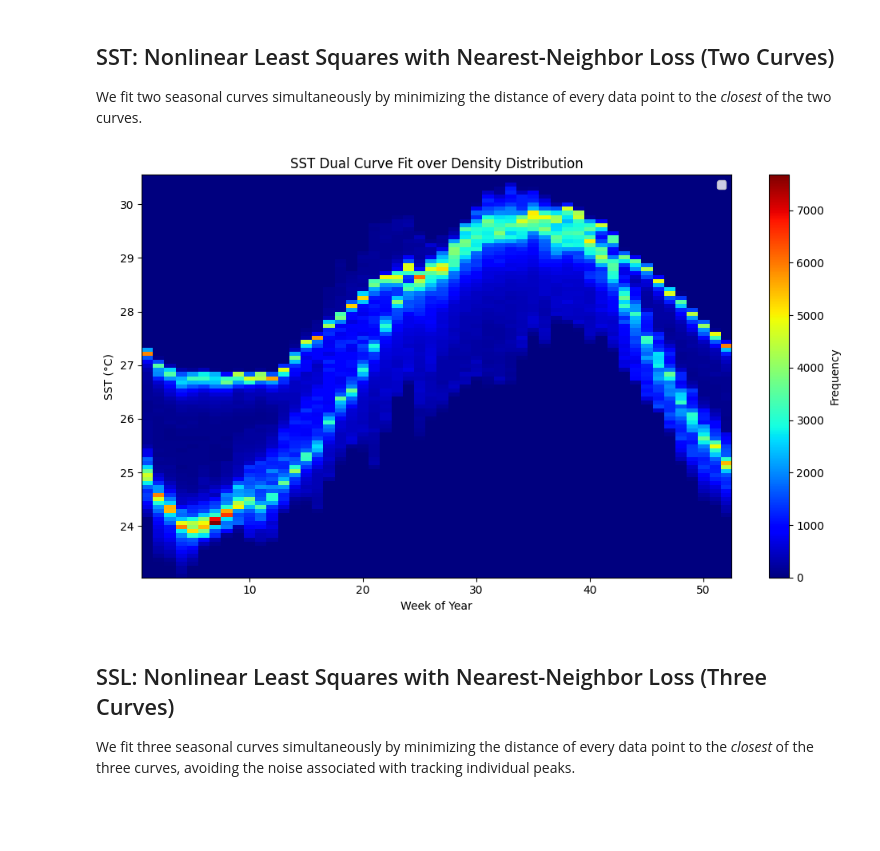
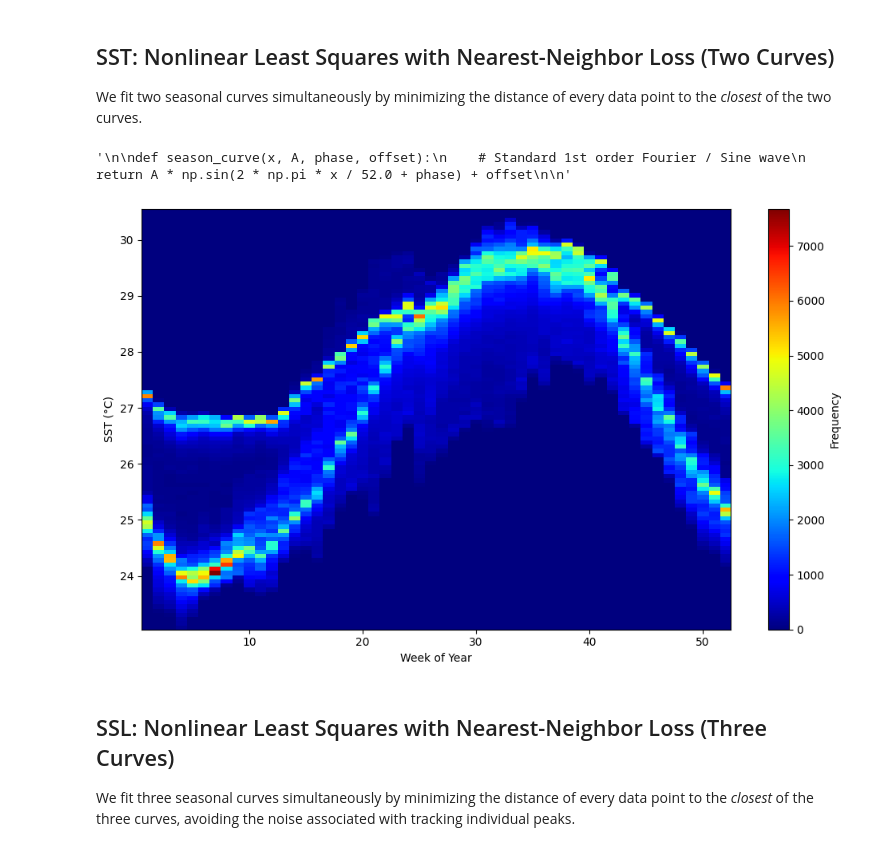
Before and after one commit to makaip/nasa-murep-local, a Jupyter notebook: cdom_sst/experiments/feature_space/fit_curves.ipynb, the cells around one changed output. Cells and saved outputs as stored; diff of their text form; code cells hidden in the pictures; blank space fills up the shorter version.

```diff
--- a/cdom_sst/experiments/feature_space/fit_curves.ipynb
+++ b/cdom_sst/experiments/feature_space/fit_curves.ipynb
@@ -83,35 +83,41 @@ h_sst, x_sst, y_sst = get_density_map(df_sst, y_bins_count=100)
 weeks_raw = df_sst['week'].values
 sst_raw = df_sst['value'].values
 
+"""
+
 def season_curve(x, A, phase, offset):
     # Standard 1st order Fourier / Sine wave
     return A * np.sin(2 * np.pi * x / 52.0 + phase) + offset
+
+"""
+# %% [output]
+'\n\ndef season_curve(x, A, phase, offset):\n    # Standard 1st order Fourier / Sine wave\n    return A * np.sin(2 * np.pi * x / 52.0 + phase) + offset\n\n'
 # %%
 # Plot Results
 plt.figure(figsize=(10, 6))
 
 # Plot SST Density Map (2D Histogram) instead of point cloud
 plt.imshow(h_sst.T, origin='lower', aspect='auto',
            extent=[0.5, 52.5, y_sst.min(), y_sst.max()],
            cmap='jet')
 plt.colorbar(label='Frequency')
 
 x_plot = np.linspace(1, 52, 200)
 
 phase = 3.75
                                     # A, phase, offset
 #plt.plot(x_plot, season_curve(x_plot, 2.7, 3.8, 26.9), color='red', lw=3, label='Curve 1')
 #plt.plot(x_plot, season_curve(x_plot, 1.5, 3.7, 28.2), color='red', lw=3, label='Curve 2')
 
-plt.title("SST Dual Curve Fit over Density Distribution")
+# plt.title("SST Dual Curve Fit over Density Distribution")
 plt.xlabel("Week of Year")
 plt.ylabel("SST (°C)")
 
-plt.legend()
+# plt.legend()
 plt.tight_layout()
 plt.show()
 # %% [output]
-[figure, old version]
+[figure, new version]
 # %% [markdown]
 ## SSL: Nonlinear Least Squares with Nearest-Neighbor Loss (Three Curves)
 We fit three seasonal curves simultaneously by minimizing the distance of every data point to the *closest* of the three curves, avoiding the noise associated with tracking individual peaks.
```
Also changed, not shown: 13 other files.
